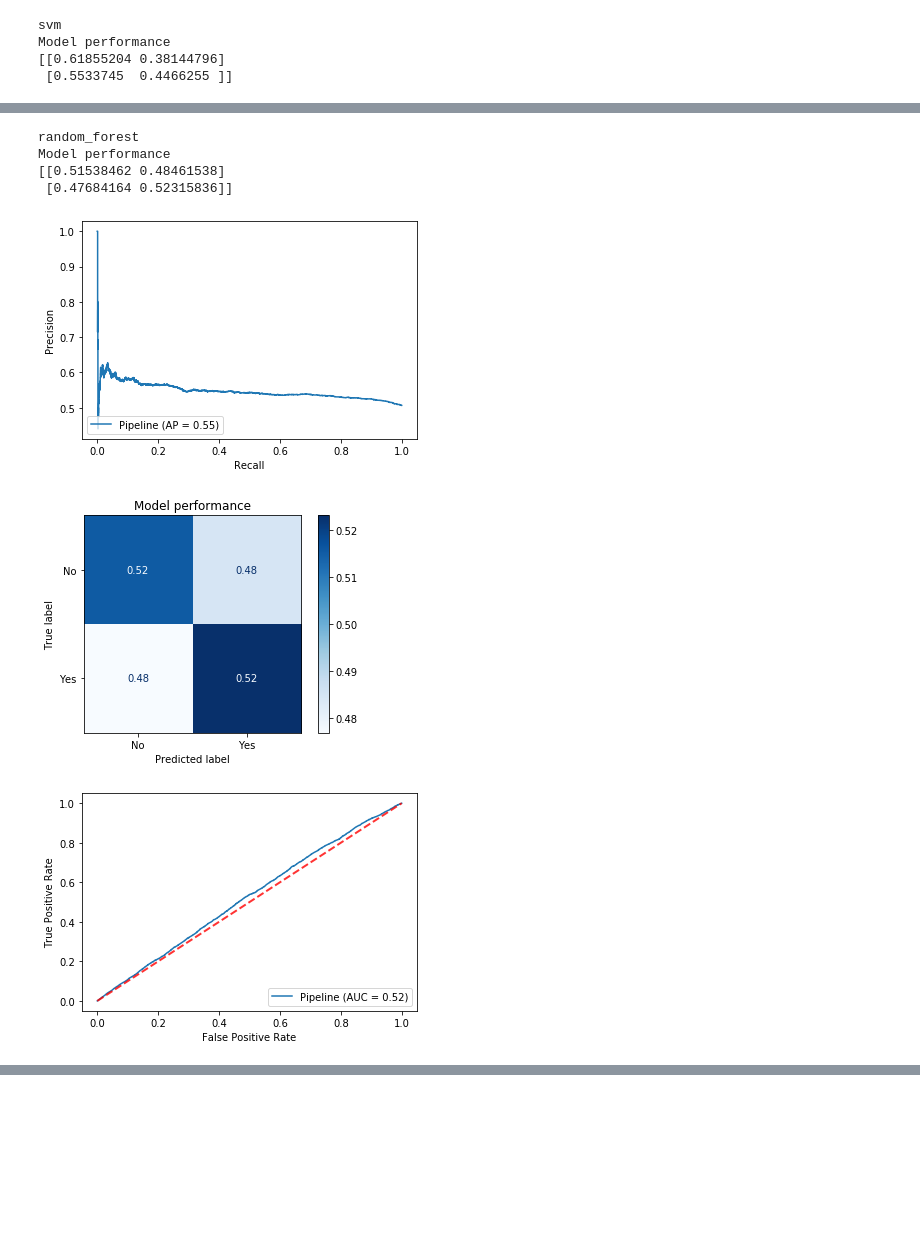
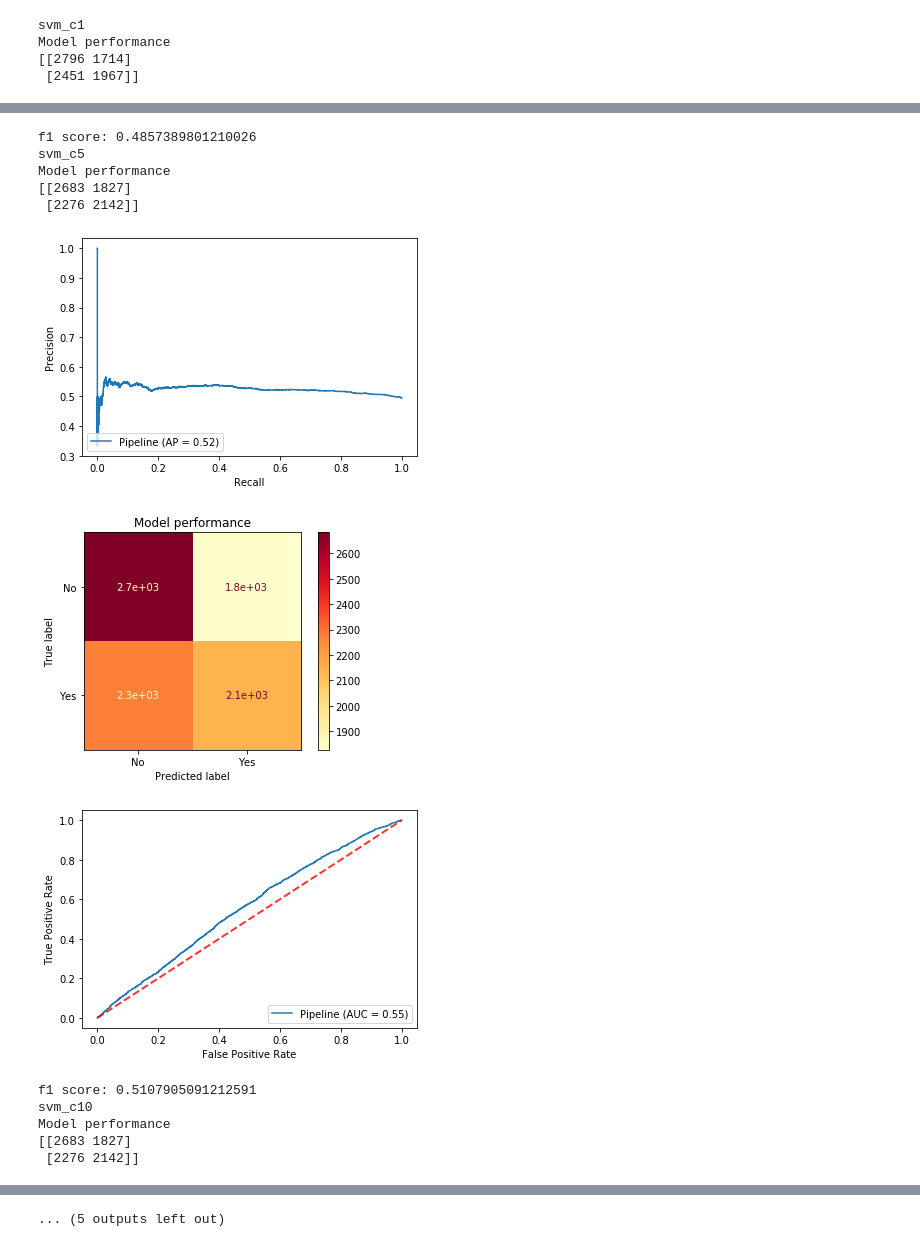
Before and after one commit to PrimRGB/RMicrosoftChallenge, a Jupyter notebook: src/model_check.ipynb, the cells around one changed output, grey strips where cells are left out. Saved outputs shown, nothing was run; the diff lists cells and outputs as text; code cells hidden in the pictures; blank space fills up the shorter version.

```diff
--- a/src/model_check.ipynb
+++ b/src/model_check.ipynb
@@ -85,8 +87,8 @@ def check_pipeline_performance(pipeline, X_test, y_test):
     class_names = ["No","Yes"]
     disp = plot_confusion_matrix(pipeline, X_test, y_test,
                                  display_labels=class_names,
-                                 cmap=plt.cm.Blues,
-                                 normalize='true')
+                                 cmap=plt.cm.YlOrRd,
+                                 normalize=None)
 
     disp.ax_.set_title("Model performance")
 
@@ -99,6 +101,11 @@ def check_pipeline_performance(pipeline, X_test, y_test):
             label='Chance', alpha=.8)
     plt.show()
     plot_precision_recall_curve(pipeline, X_test, y_test)
+
+    y_pred = pipeline.predict(X_test)
+    score = f1_score(y_test, y_pred)
+
+    print(f"f1 score: {score}")
 # %%
 #TODO: select the best scaler: MinMax, Standard, or Rubust
 # %%
@@ -200,8 +220,30 @@ Model performance
+# %%
+#TODO: check this
+
+def features_importances(coef, names):
+    imp = coef
+    imp,names = zip(*sorted(zip(imp,names)))
+    plt.barh(range(len(names)), imp, align='center')
+    plt.yticks(range(len(names)), names)
+    plt.show()
+
+#svm = SVC(C=1.0, kernel='linear')
+full_pipeline = make_pipeline(
+    preparation_pipeline_numeric_hardware,
+    SVC(C=1.0, kernel='linear')
+)
+#X_transformed = preparation_pipeline_numeric_hardware.fit_transform(X_train, y_train)
+#svm = full_pipeline.named_steps["svm"]
+#svm = svm.fit(X_transformed, y_train)
+#feature_importances(svm.coef_, features_names)
+#check_pipeline_performance(full_pipeline, X_test, y_test)
 # %%
 #TODO: check correlation between categorial features
 # %%
 classifiers = {
-    "svm": SVC(C=1.0, kernel='rbf'),
+    "svm_c1": SVC(C=1.0, kernel='rbf'),
+    "svm_c5": SVC(C=10.0, kernel='rbf'),
+    "svm_c10": SVC(C=10.0, kernel='rbf'),
     "random_forest": RandomForestClassifier()
 }
 # %%
@@ -216,12 +258,13 @@ for classifier_name, classifier in classifiers.items():
                 OneHotEncoder()
             )
         ),
+        TruncatedSVD(n_components=4),
         classifier
     )
     full_pipeline = full_pipeline.fit(X_train, y_train)
     check_pipeline_performance(full_pipeline, X_test, y_test)
 # %% [output]
-svm
+svm_c1
 Model performance
-[[0.61855204 0.38144796]
- [0.5533745  0.4466255 ]]
+[[2796 1714]
+ [2451 1967]]
@@ -230,7 +273,13 @@ Model performance
-random_forest
+f1 score: 0.4857389801210026
+svm_c5
 Model performance
-[[0.51538462 0.48461538]
- [0.47684164 0.52315836]]
+[[2683 1827]
+ [2276 2142]]
-[figure, old version]
+[figure, new version]
-[figure, old version]
+[figure, new version]
-[figure, old version]
+[figure, new version]
+f1 score: 0.5107905091212591
+svm_c10
+Model performance
+[[2683 1827]
+ [2276 2142]]
@@ -238,3 +294,4 @@ Model performance
+... (5 outputs left out)
 # %%
 def plot_coefficients(classifier, feature_names, top_features=20):
  coef = classifier.coef_.ravel()
```
Also changed, not shown: parts of 12 cells of this notebook, 2 other files.
